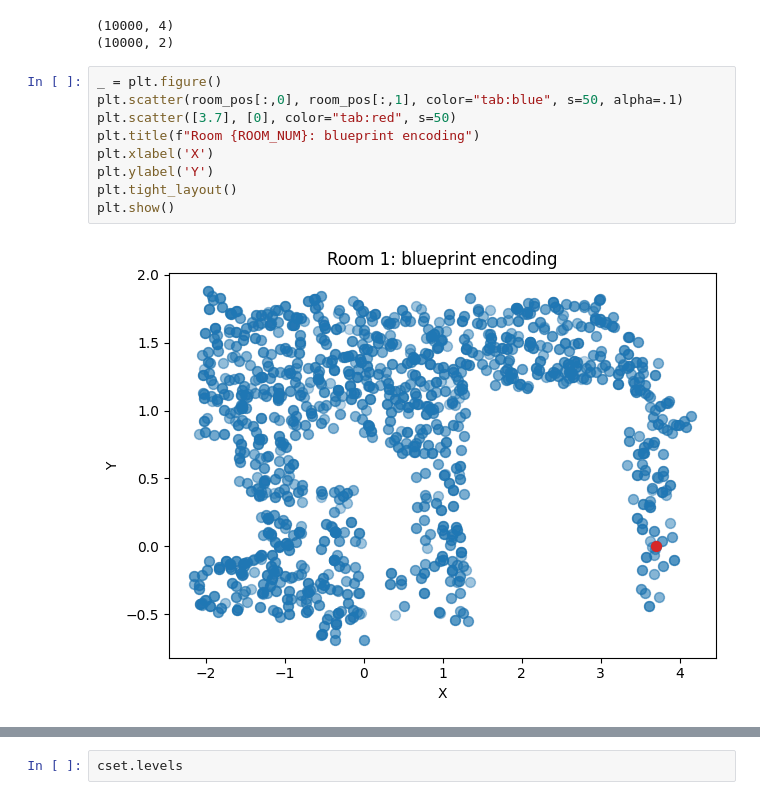
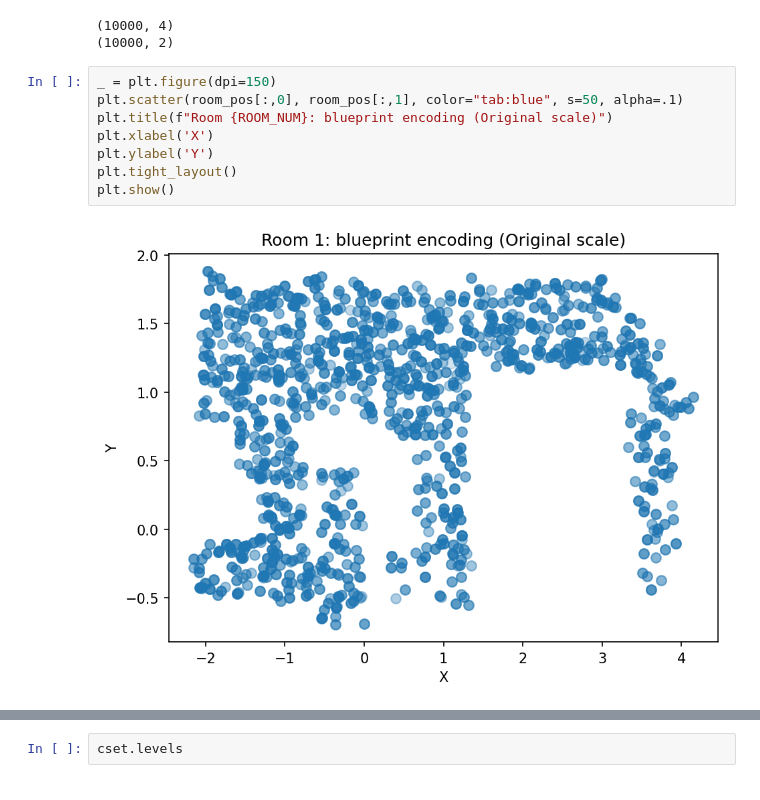
Before and after one commit to AGarciaCast/equivariant-representation-learning, a Jupyter notebook: rooms_exp/a_star.ipynb, the cells around one changed output, grey strips where cells are left out. Drawn from its saved outputs; the diff is of its cells as text.

```diff
--- a/rooms_exp/a_star.ipynb
+++ b/rooms_exp/a_star.ipynb
@@ -21,16 +24,15 @@ print(room_pos.shape)
 (10000, 4)
 (10000, 2)
 # %%
-_ = plt.figure()
+_ = plt.figure(dpi=150)
 plt.scatter(room_pos[:,0], room_pos[:,1], color="tab:blue", s=50, alpha=.1)
-plt.scatter([3.7], [0], color="tab:red", s=50)
-plt.title(f"Room {ROOM_NUM}: blueprint encoding")
+plt.title(f"Room {ROOM_NUM}: blueprint encoding (Original scale)")
 plt.xlabel('X')
 plt.ylabel('Y')
 plt.tight_layout()
 plt.show()
 # %% [output]
-[figure, old version]
+[figure, new version]
 # %%
 xmin, xmax = -3, 4.75
 ymin, ymax = -1.25, 2.5
```
Also changed, not shown: parts of 12 cells of this notebook, 8 other files.
